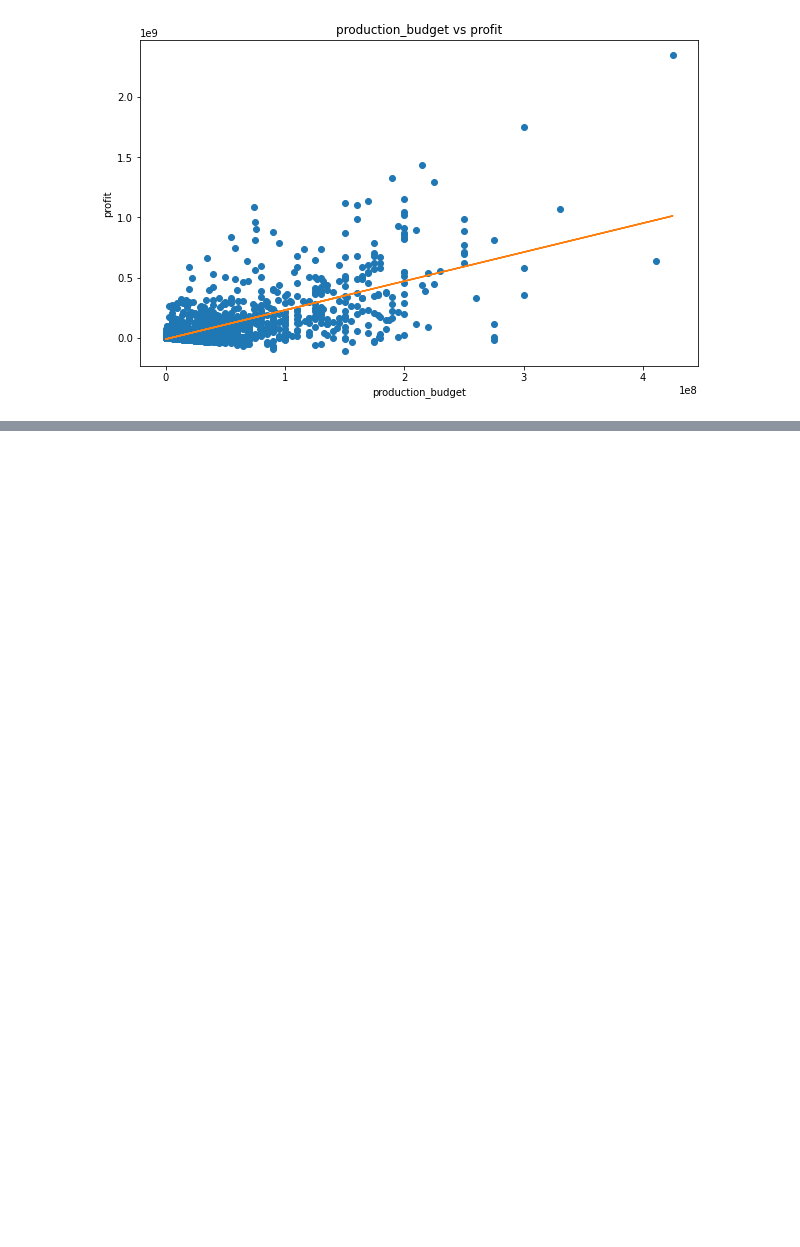
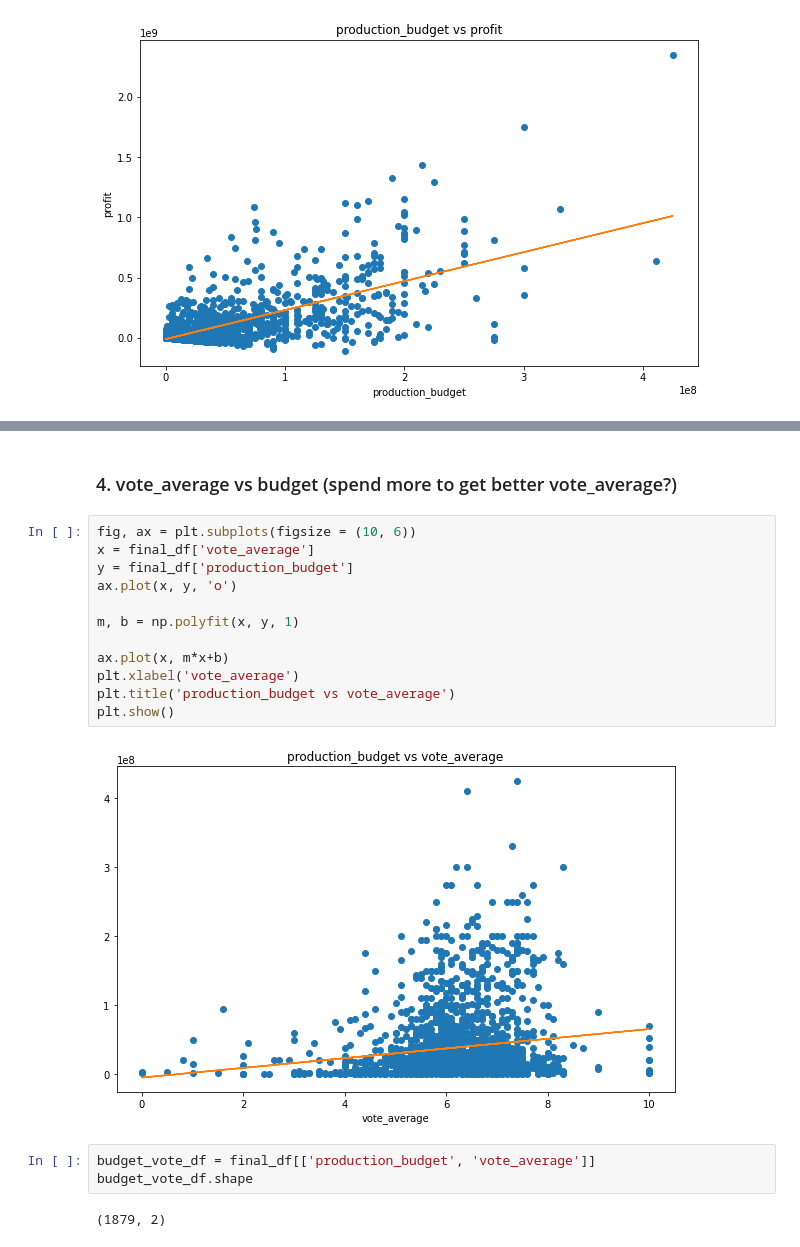
Before and after one commit to dquillao/dsc-mod-1-project-v2-1-online-ds-sp-000, a Jupyter notebook: EDA 2.ipynb, the cells around one changed output, grey strips where cells are left out. Cells and saved outputs as stored; diff of their text form; blank space fills up the shorter version.

```diff
--- a/EDA 2.ipynb
+++ b/EDA 2.ipynb
@@ -829,0 +928,21 @@ print()
+# %% [markdown]
+### 4. vote_average vs budget (spend more to get better vote_average?)
+# %%
+fig, ax = plt.subplots(figsize = (10, 6))
+x = final_df['vote_average']
+y = final_df['production_budget']
+ax.plot(x, y, 'o')
+
+m, b = np.polyfit(x, y, 1)
+
+ax.plot(x, m*x+b)
+plt.xlabel('vote_average')
+plt.title('production_budget vs vote_average')
+plt.show()
+# %% [output]
+[figure, added]
+# %%
+budget_vote_df = final_df[['production_budget', 'vote_average']]
+budget_vote_df.shape
+# %% [output]
+(1879, 2)
```
Also changed, not shown: parts of 12 cells of this notebook.
